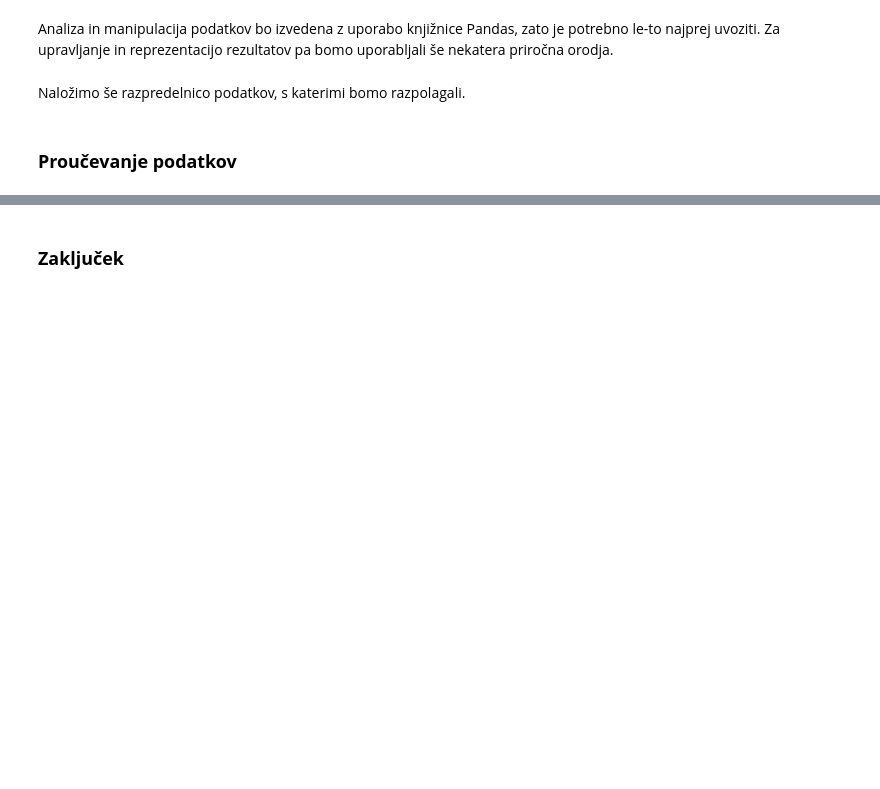
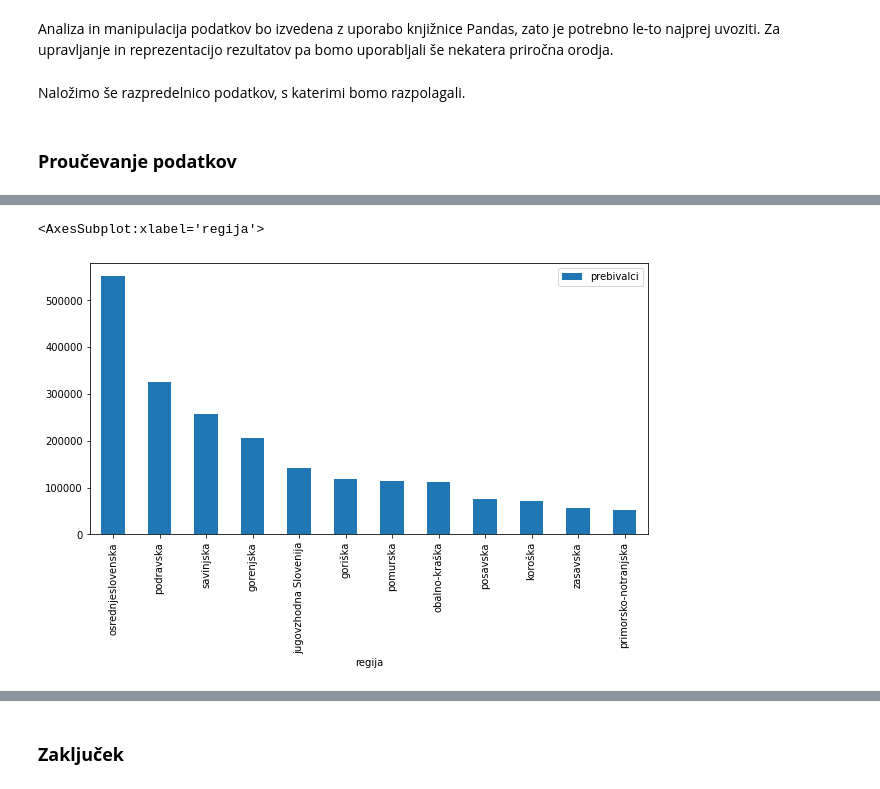
Before and after one commit to matejgorjup/PROG1-analiza-podatkov, a Jupyter notebook: obcine.ipynb, the cells around one changed output, grey strips where cells are left out. Saved outputs shown, nothing was run; the diff lists cells and outputs as text; code cells hidden in the pictures; blank space fills up the shorter version.

```diff
--- a/obcine.ipynb
+++ b/obcine.ipynb
@@ -32,0 +52,6 @@ obcine = pd.read_csv('obcine.csv', index_col='id')
+# %%
+regije = obcine.groupby('regija').sum()[['prebivalci']].sort_values('prebivalci', ascending=False)
+regije.plot.bar(figsize=(10, 5))
+# %% [output]
+<AxesSubplot:xlabel='regija'>
+[figure, added]
```
Also changed, not shown: parts of 8 cells of this notebook.
